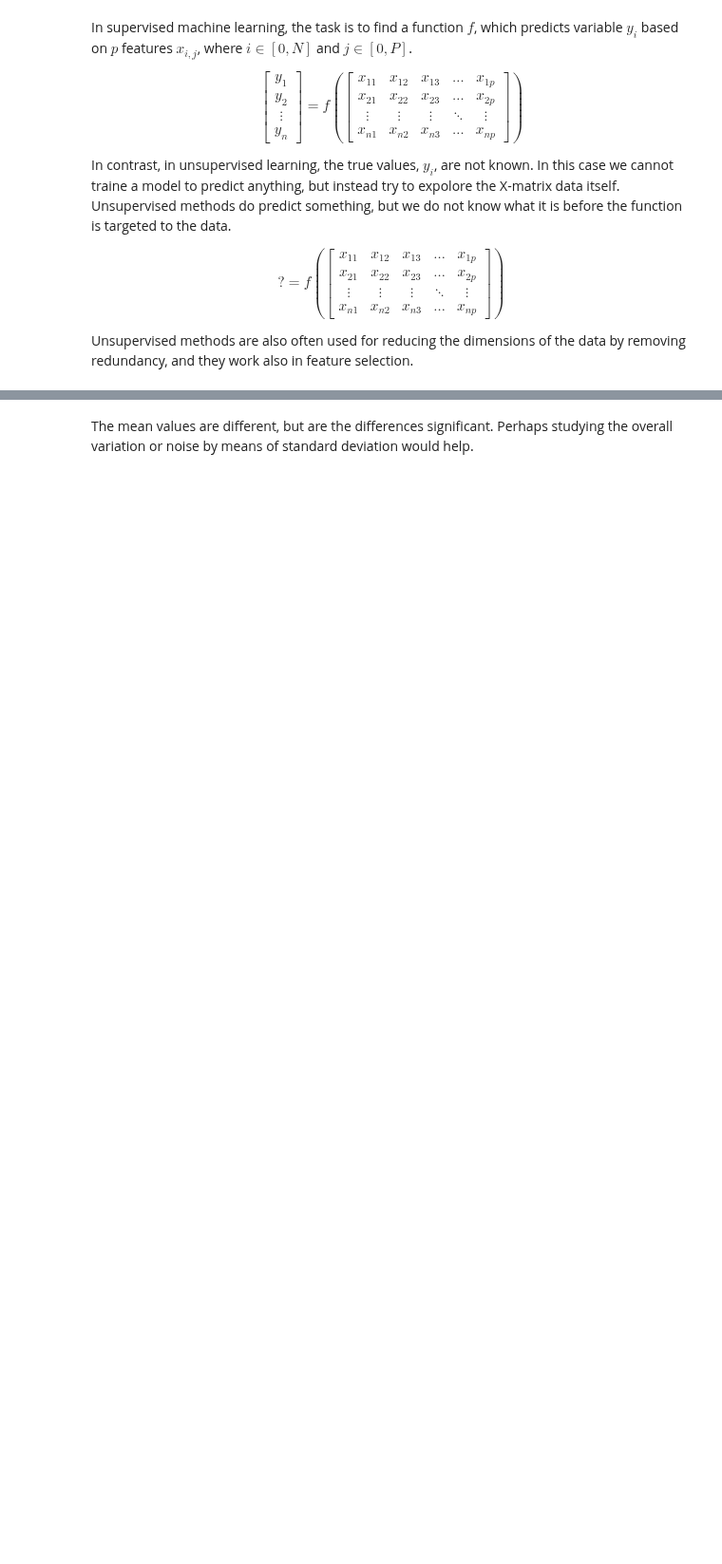
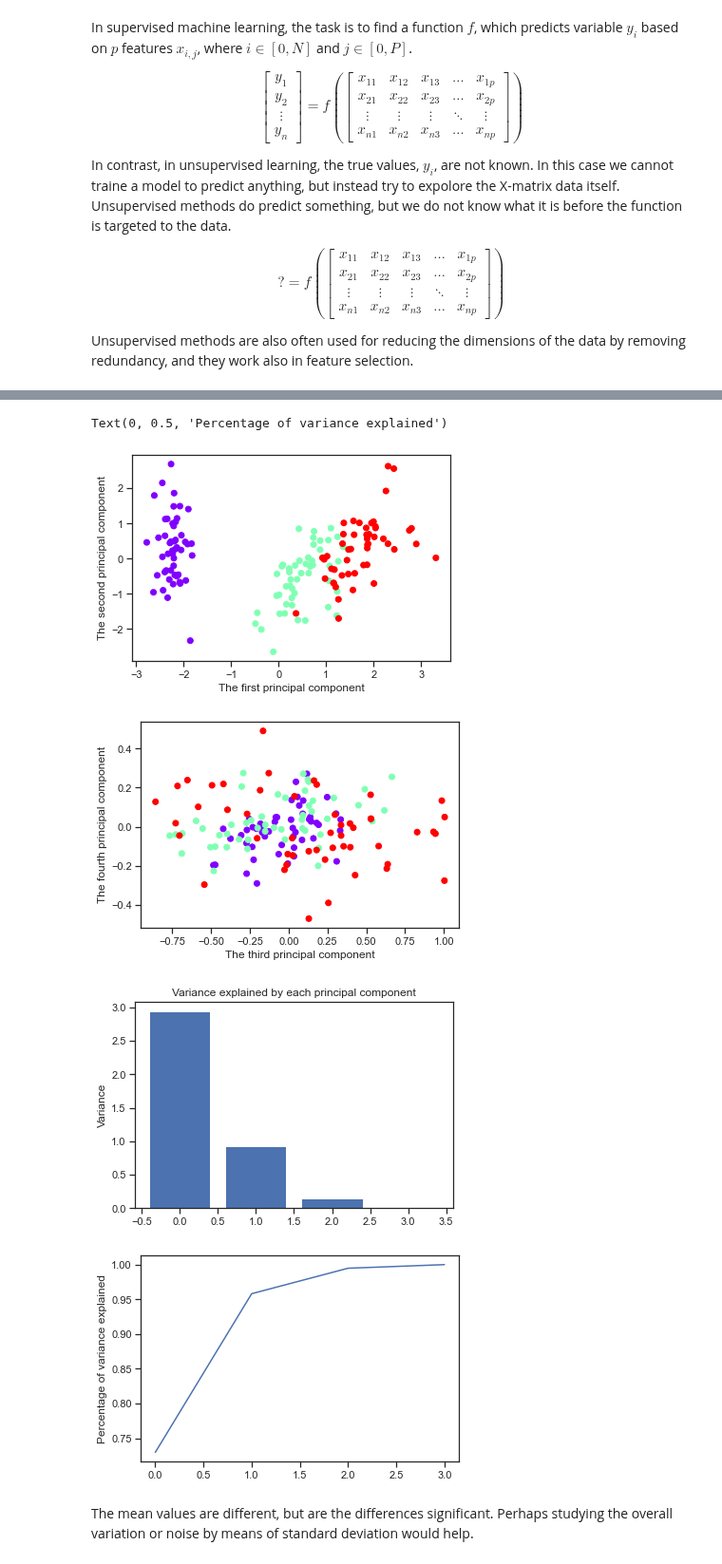
Before and after one commit to pevalisuo/AML, a Jupyter notebook: lectures/UnsupervicedLearning.ipynb, the cells around one changed output, grey strips where cells are left out. Shown at 95% size. Saved outputs shown, nothing was run; the diff lists cells and outputs as text; code cells hidden in the pictures; blank space fills up the shorter version.

Commit message:
Fixed the second exercise

```diff
--- a/lectures/UnsupervicedLearning.ipynb
+++ b/lectures/UnsupervicedLearning.ipynb
@@ -74,2 +117,36 @@ value decomposition (SVD), and eigenvalue decomposition
+# %%
+# Import Principal component analysis from Scikit Learn
+from sklearn.decomposition import PCA
+from sklearn.preprocessing import scale
+
+I_scaled = scale(iris.iloc[:,:4])
+
+# Apply it to the Iris dataset
+pca = PCA(4)
+pca.fit(I_scaled)
+Y=pca.transform(I_scaled)
+
+#Y=pca.fit_transform(iris.iloc[:,:4])
+plt.scatter(Y[:,0], Y[:,1], c=iris.category.cat.codes, cmap='rainbow')
+plt.xlabel('The first principal component')
+plt.ylabel('The second principal component')
+plt.figure()
+plt.scatter(Y[:,2], Y[:,3], c=iris.category.cat.codes, cmap='rainbow')
+plt.xlabel('The third principal component')
+plt.ylabel('The fourth principal component')
+plt.figure()
+plt.bar(range(4), pca.explained_variance_)
+plt.title('Variance explained by each principal component')
+plt.ylabel('Variance')
+plt.figure()
+plt.plot(np.cumsum(pca.explained_variance_ratio_))
+plt.ylabel('Percentage of variance explained')
+#Y.shape
+# %% [output]
+Text(0, 0.5, 'Percentage of variance explained')
+[figure, added]
+[figure, added]
+[figure, added]
+[figure, added]
 # %% [markdown]
 The mean values are different, but are the differences significant. Perhaps studying the overall variation or noise by means of standard deviation would help.
```
Also changed, not shown: parts of 42 cells of this notebook, 2 other files.
